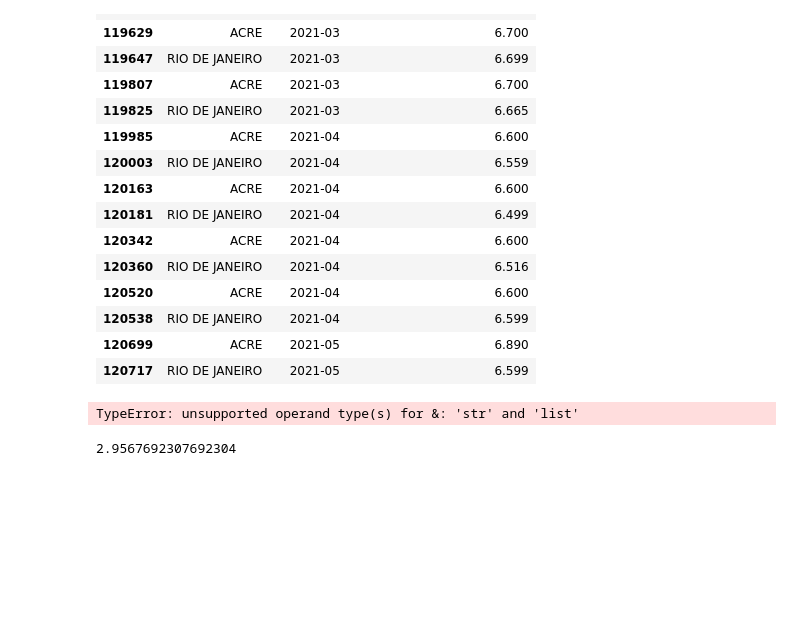
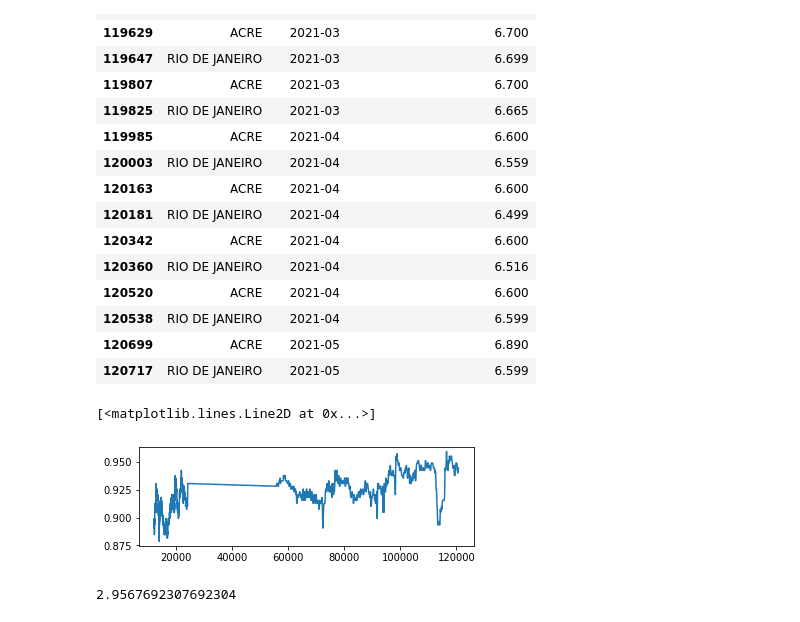
Before and after one commit to Patrick-Vinicius/Analise-Combustiveis, a Jupyter notebook: Analise-Combustiveis/notebookAnallise.ipynb, the cells around one changed output. Drawn from its saved outputs; the diff is of its cells as text; code cells hidden in the pictures; blank space fills up the shorter version.

```diff
--- a/Analise-Combustiveis/notebookAnallise.ipynb
+++ b/Analise-Combustiveis/notebookAnallise.ipynb
@@ -124,9 +125,18 @@ df2[df2["PREÇO MÉDIO REVENDA"] > 6][["ESTADO","ANO-MES","PREÇO MÁXIMO REVEND
 | 120717 | RIO DE JANEIRO | 2021-05 | 6.599 |
 # %%
 #names = df2[df2["ESTADO"] == "RIO DE JANEIRO"]
-plot1 = df2[(df2["ESTADO"] == "RIO DE JANEIRO" ) & (df2["ANO-MES"]) =='2021'][["PREÇO MÉDIO REVENDA"]]
+dt= df2[(df2["ESTADO"]== "RIO DE JANEIRO") ][["COEF DE VARIAÇÃO REVENDA"]]
+
+def f(t):
+    return np.exp(-t) * np.cos(2*np.pi*t)
+
+plt.figure()
+plt.subplot(211)
+plt.plot( f(dt))
+#df2[(df2['ANO-MES'] == '2014-08') & (df2["ESTADO"])]["PREÇO MÉDIO REVENDA"].mean()
 # %% [output]
-TypeError: unsupported operand type(s) for &: 'str' and 'list'
+[<matplotlib.lines.Line2D at 0x...>]
+[figure, added]
 # %%
 df3 = df2[df2["DATA FINAL"].apply(lambda x: x.year) == 2014]
 # %%
```
Also changed, not shown: parts of 1 cell of this notebook, 1 other file.
